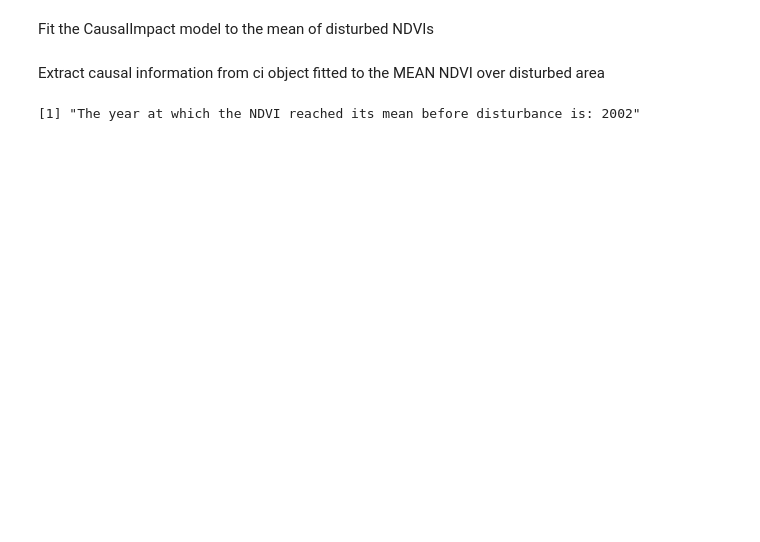
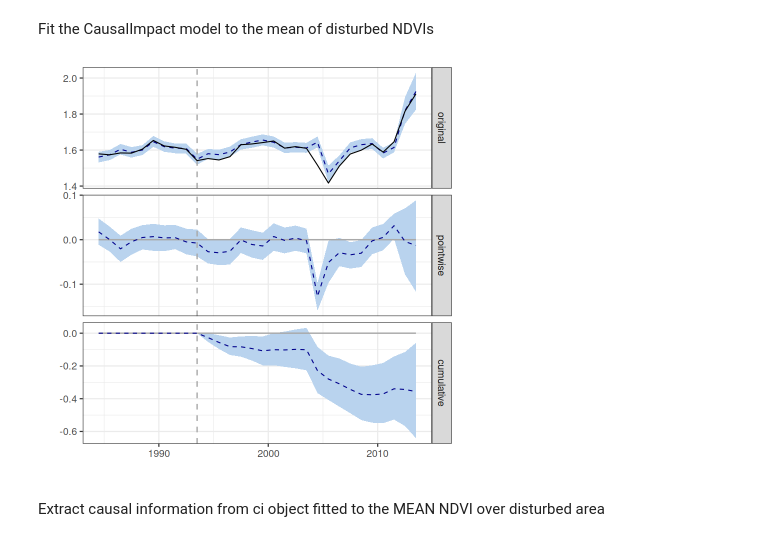
Before and after one commit to hamiddashti/greeness, a Jupyter notebook: codes/src/causal_impact_R2.ipynb, the cells around one changed output. Drawn from its saved outputs; the diff is of its cells as text; code cells hidden in the pictures; blank space fills up the shorter version.

```diff
--- a/codes/src/causal_impact_R2.ipynb
+++ b/codes/src/causal_impact_R2.ipynb
@@ -13,5 +31,6 @@ require("reticulate")
 source_python("pickle_reader.py")
 
 # Pixels where there was a significant change in land cover in 1994
-ndvi_1994_mean <- read_pickle_file("../../working/ndvi_changed_mean_1994")
-ndvi_1994_data <- read_pickle_file("../../working/ndvi_1994_data")
+# ndvi_1994_mean <- read_pickle_file("../manuscript/outputs/ndvi_changed_mean_1994")
+ndvi_1994_data <- read_pickle_file("../manuscript/outputs/ndvi_1994_data")
+lai_1994_data <- read_pickle_file("../manuscript/outputs/lai_1994_data")
@@ -21,10 +38,9 @@ Loading required package: reticulate
 ### Implement causal analyses on every NDVI trend in disturbed pixels
 # %%
 set.seed(123)
-res=matrix(,nrow=length(ndvi_1994_data),ncol=5)
-res2=matrix(,nrow=length(ndvi_1994_data),ncol=5)
-y=matrix(NA,nrow=30,ncol=length(ndvi_1994_data))
-X=matrix(NA,nrow=30,ncol=length(ndvi_1994_data))
+results_ndvi=matrix(,nrow=length(ndvi_1994_data),ncol=5)
+y_ndvi=matrix(NA,nrow=30,ncol=length(ndvi_1994_data))
+X_ndvi=matrix(NA,nrow=30,ncol=length(ndvi_1994_data))
 
 for(k in 1:length(ndvi_1994_data)){
 # for(k in 1:5){
@@ -41,19 +57,19 @@ for(k in 1:length(ndvi_1994_data)){
 
         # data_ts <- zoo(imputed_data, t)
         # ave = rowMeans(data_ts[,2:dim(data_ts)[2]],1)
-        y[,k] <- imputed_data[,1]
-        X[,k] = rowMeans(imputed_data[,2:dim(imputed_data)[2]],1)
+        y_ndvi[,k] <- imputed_data[,1]
+        X_ndvi[,k] = rowMeans(imputed_data[,2:dim(imputed_data)[2]],1)
         data_ts_ave = zoo(cbind(y[,k],X[,k]),t)
         pre.period <- as.Date(c("1984-07-01", "1993-07-01"))
         post.period <- as.Date(c("1994-07-01", "2013-07-01"))
         impact <- CausalImpact(data_ts_ave, pre.period, post.period)
         # impact2 <- CausalImpact(data_ts, pre.period, post.period)
 
-        res[k,1] = impact$summary$Actual[1]
-        res[k,2] = impact$summary$Pred[1]
-        res[k,3] = impact$summary$AbsEffect[1]
-        res[k,4] = impact$summary$RelEffect[1]
-        res[k,5] = impact$summary$p[1]},
+        results_ndvi[k,1] = impact$summary$Actual[1]
+        results_ndvi[k,2] = impact$summary$Pred[1]
+        results_ndvi[k,3] = impact$summary$AbsEffect[1]
+        results_ndvi[k,4] = impact$summary$RelEffect[1]
+        results_ndvi[k,5] = impact$summary$p[1]},
 
     error=function(err){return(NA)})
 }
@@ -75,2 +227,7 @@ save(res, data_mean, file = "../working/ci_results_data.RData")
+# %%
+y_mean_lai = rowMeans(y_lai,na.rm=TRUE)
+X_mean_lai = rowMeans(X_lai,na.rm=TRUE)
+data_mean_lai = zoo(cbind(y_mean_lai,X_mean_lai),t)
+save(results_lai, data_mean_lai, file = "../manuscript/outputs/ci_results_lai.RData")
 # %% [markdown]
 ### Load the ci results over the mean of the region
@@ -118,3 +244,12 @@ ci <- CausalImpact(data_mean, pre.period, post.period)
+# %%
+set.seed(1)
+pre.period <- as.Date(c("1984-07-01", "1993-07-01"))
+post.period <- as.Date(c("1994-07-01", "2013-07-01"))
+ci_lai <- CausalImpact(data_mean_lai, pre.period, post.period)
+# %%
+plot(ci_lai)
+# %% [output]
+[figure, added]
 # %% [markdown]
 Extract causal information from ci object fitted to the MEAN NDVI over disturbed area
 # %%
@@ -130,9 +265,8 @@ data = data.frame(pred,pred.lower,pred.upper)
 # %%
 I <-  which((response[11:length(response)]>mean(response[1:10]))==TRUE)[1]
 rec1 = response[11:length(response)][I]
-paste("The year at which the NDVI reached its mean before disturbance is:", format(index(rec1),"%Y"))
+paste("The year at which the NDVI reached its mean before disturbance:", format(index(rec1),"%Y"))
+paste("number of observation used for CI analyses:", dim(res)[1])
-# %% [output]
-[1] "The year at which the NDVI reached its mean before disturbance is: 2002"
 # %%
 options(
   repr.plot.width = 10,     # Width of the plot
```
Also changed, not shown: parts of 15 cells of this notebook, 32 other files.
